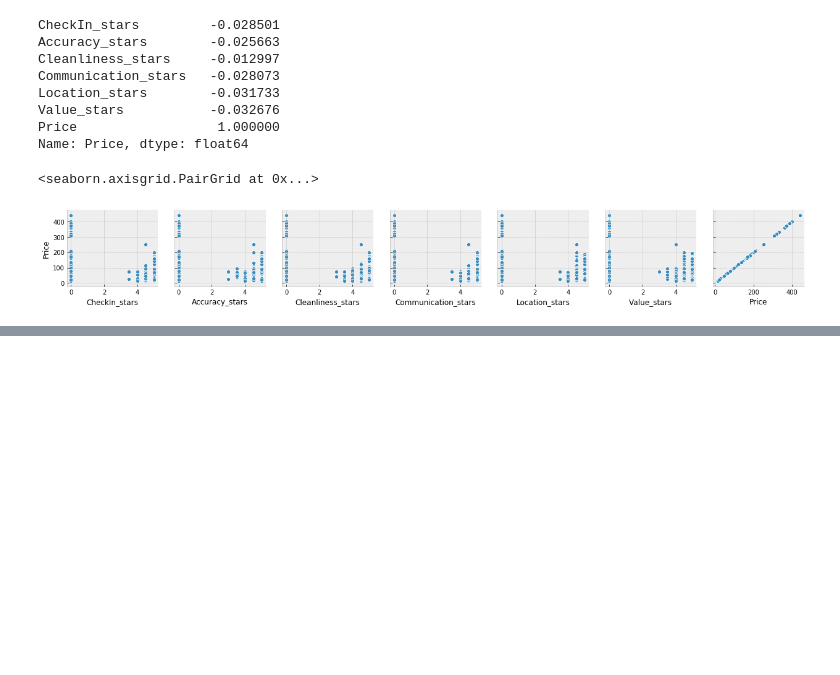
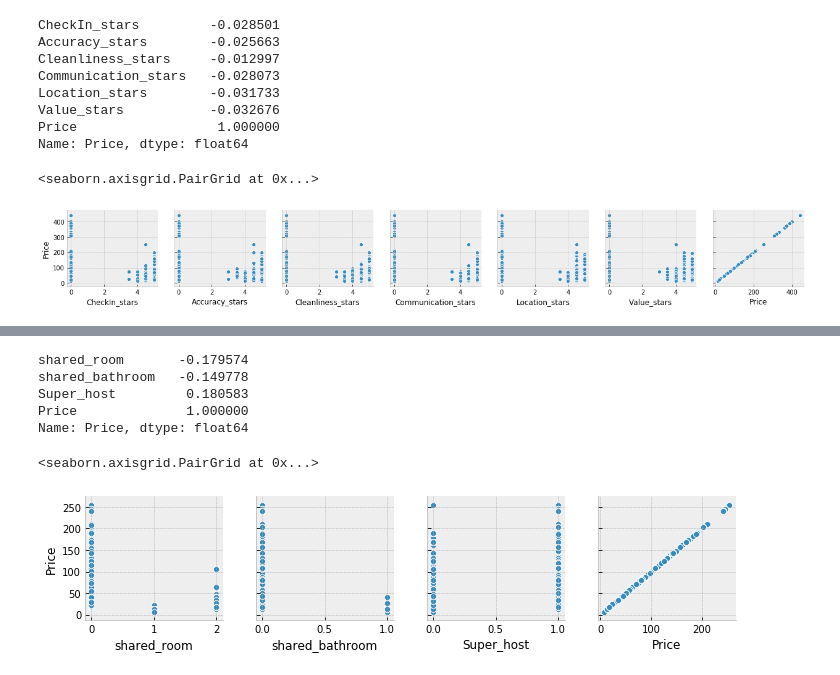
Before and after one commit to nickbent/AirBnB, a Jupyter notebook: notebooks/Exploratory Data Analysis.ipynb, the cells around one changed output, grey strips where cells are left out. Cells and saved outputs as stored; diff of their text form; code cells hidden in the pictures; blank space fills up the shorter version.

```diff
--- a/notebooks/Exploratory Data Analysis.ipynb
+++ b/notebooks/Exploratory Data Analysis.ipynb
@@ -777,0 +815,4 @@ sns.pairplot(data= ReviewStarsCairo,x_vars= ReviewStarsCairo.columns,y_vars=['Pr
+# %%
+Bangkok_rest = BangkokData[['shared_room', 'shared_bathroom', 'Super_host']]
+Bangkok_rest['Price']= BangkokData['Price']
+Bangkok_rest.head()
@@ -777,0 +826,13 @@ sns.pairplot(data= ReviewStarsCairo,x_vars= ReviewStarsCairo.columns,y_vars=['Pr
+# %%
+Bangkok_rest.corr()['Price']
+# %% [output]
+shared_room       -0.179574
+shared_bathroom   -0.149778
+Super_host         0.180583
+Price              1.000000
+Name: Price, dtype: float64
+# %%
+sns.pairplot(data= Bangkok_rest,x_vars= Bangkok_rest.columns,y_vars=['Price'])
+# %% [output]
+<seaborn.axisgrid.PairGrid at 0x...>
+[figure, added]
```
Also changed, not shown: parts of 13 cells of this notebook.
